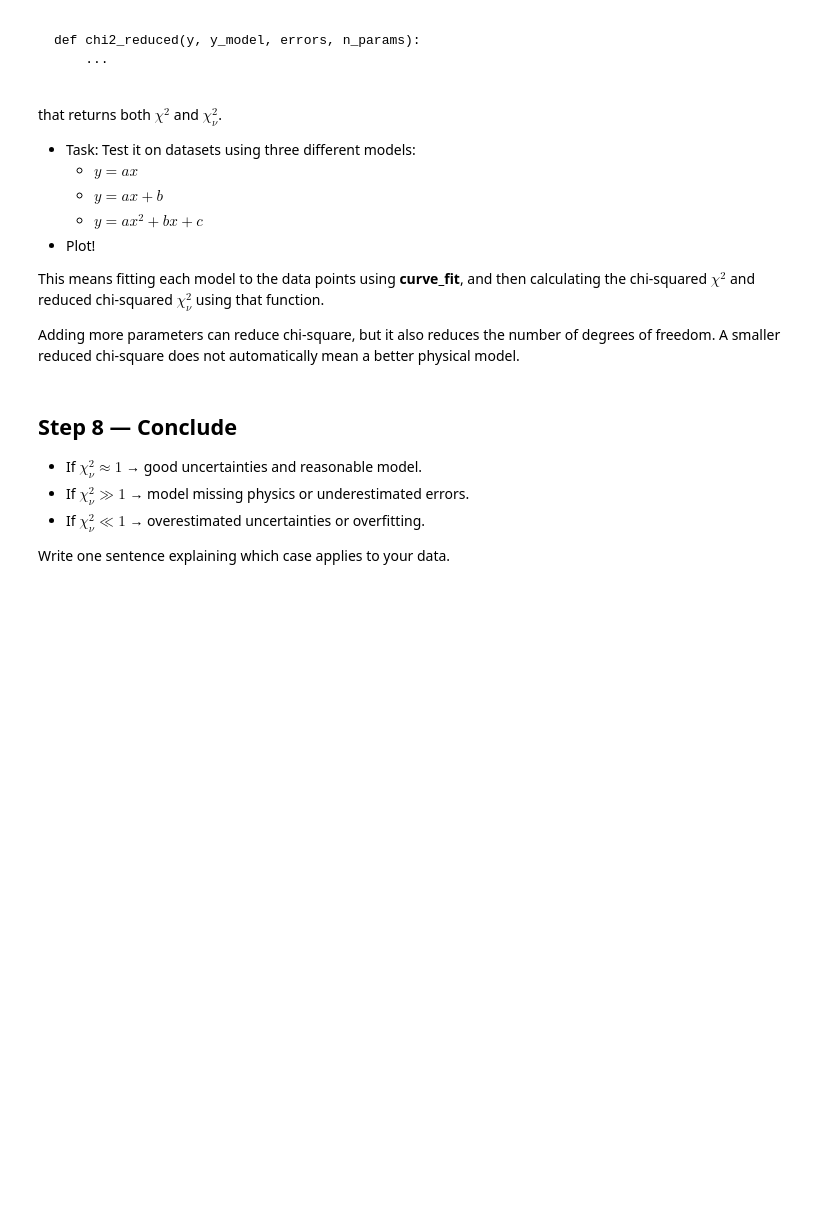
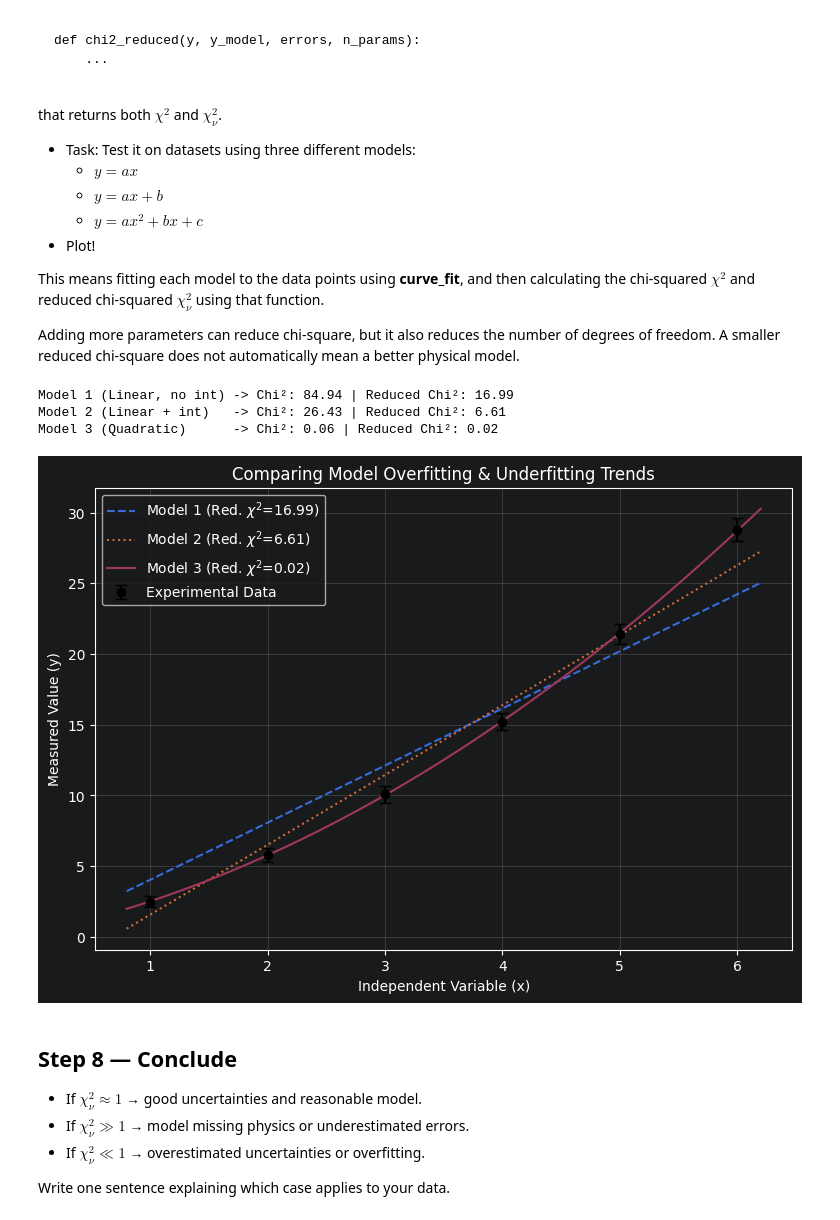
Before and after one commit to katzuv/studies, a Jupyter notebook: 2026S/Lab4/00 Errors Workshop/Task.ipynb, the cells around one changed output. Drawn from its saved outputs; the diff is of its cells as text; code cells hidden in the pictures; blank space fills up the shorter version.

```diff
--- a/2026S/Lab4/00 Errors Workshop/Task.ipynb
+++ b/2026S/Lab4/00 Errors Workshop/Task.ipynb
@@ -315,6 +489,69 @@ that returns both $\chi^2$ and $\chi_\nu^2$.
 This means fitting each model to the data points using **curve_fit**, and then calculating the chi-squared $\chi^2$ and reduced chi-squared $\chi^2_\nu$ using that function.
 
 Adding more parameters can reduce chi-square, but it also reduces the number of degrees of freedom. A smaller reduced chi-square does not automatically mean a better physical model.
+# %%
+def chi2_squared(y, y_model, errors, n_params):
+    chi2 = np.sum(((y - y_model) / errors) ** 2)
+    reduced_chi2 = chi2 / (y.size - n_params)
+    return chi2, reduced_chi2
+
+
+def model_1(x, a):
+    return a * x
+
+def model_2(x, a, b):
+    return a * x + b
+
+def model_3(x, a, b, c):
+    return a * (x**2) + b * x + c
+
+np.random.seed(42)  # For reproducible results
+x_data = np.array([1.0, 2.0, 3.0, 4.0, 5.0, 6.0])
+# Base physics path with a minor quadratic inflection + noise
+y_data = np.array([2.5, 5.8, 10.1, 15.2, 21.4, 28.8])
+errors = np.array([0.4, 0.5, 0.6, 0.6, 0.7, 0.8])
+
+# 3. Fit Model 1 (y = ax)
+p1, _ = curve_fit(model_1, x_data, y_data, sigma=errors, absolute_sigma=True)
+y_fit1 = model_1(x_data, *p1)
+chi2_1, red_chi2_1 = chi2_squared(y_data, y_fit1, errors, n_params=1)
+
+# 4. Fit Model 2 (y = ax + b)
+p2, _ = curve_fit(model_2, x_data, y_data, sigma=errors, absolute_sigma=True)
+y_fit2 = model_2(x_data, *p2)
+chi2_2, red_chi2_2 = chi2_squared(y_data, y_fit2, errors, n_params=2)
+
+# 5. Fit Model 3 (y = ax^2 + bx + c)
+p3, _ = curve_fit(model_3, x_data, y_data, sigma=errors, absolute_sigma=True)
+y_fit3 = model_3(x_data, *p3)
+chi2_3, red_chi2_3 = chi2_squared(y_data, y_fit3, errors, n_params=3)
+
+# 6. Printing Metrics Table
+print(f"Model 1 (Linear, no int) -> Chi²: {chi2_1:.2f} | Reduced Chi²: {red_chi2_1:.2f}")
+print(f"Model 2 (Linear + int)   -> Chi²: {chi2_2:.2f} | Reduced Chi²: {red_chi2_2:.2f}")
+print(f"Model 3 (Quadratic)      -> Chi²: {chi2_3:.2f} | Reduced Chi²: {red_chi2_3:.2f}")
+
+# 7. Visualization Plotting
+plt.figure(figsize=(9, 6))
+# Fine-grained X array to draw smooth curve trajectories
+x_fine = np.linspace(0.8, 6.2, 100)
+
+plt.errorbar(x_data, y_data, yerr=errors, fmt='o', color='black', label='Experimental Data', capsize=4)
+plt.plot(x_fine, model_1(x_fine, *p1), '--', label=rf'Model 1 (Red. $\chi^2$={red_chi2_1:.2f})')
+plt.plot(x_fine, model_2(x_fine, *p2), ':', label=rf'Model 2 (Red. $\chi^2$={red_chi2_2:.2f})')
+plt.plot(x_fine, model_3(x_fine, *p3), '-', label=fr'Model 3 (Red. $\chi^2$={red_chi2_3:.2f})')
+
+plt.title("Comparing Model Overfitting & Underfitting Trends")
+plt.xlabel("Independent Variable (x)")
+plt.ylabel("Measured Value (y)")
+plt.legend()
+plt.grid(True, alpha=0.3)
+plt.show()
+# %% [output]
+Model 1 (Linear, no int) -> Chi²: 84.94 | Reduced Chi²: 16.99
+Model 2 (Linear + int)   -> Chi²: 26.43 | Reduced Chi²: 6.61
+Model 3 (Quadratic)      -> Chi²: 0.06 | Reduced Chi²: 0.02
+[figure, added]
 # %% [markdown]
 ## Step 8 — Conclude
 
```
Also changed, not shown: parts of 26 cells of this notebook, 2 other files.
